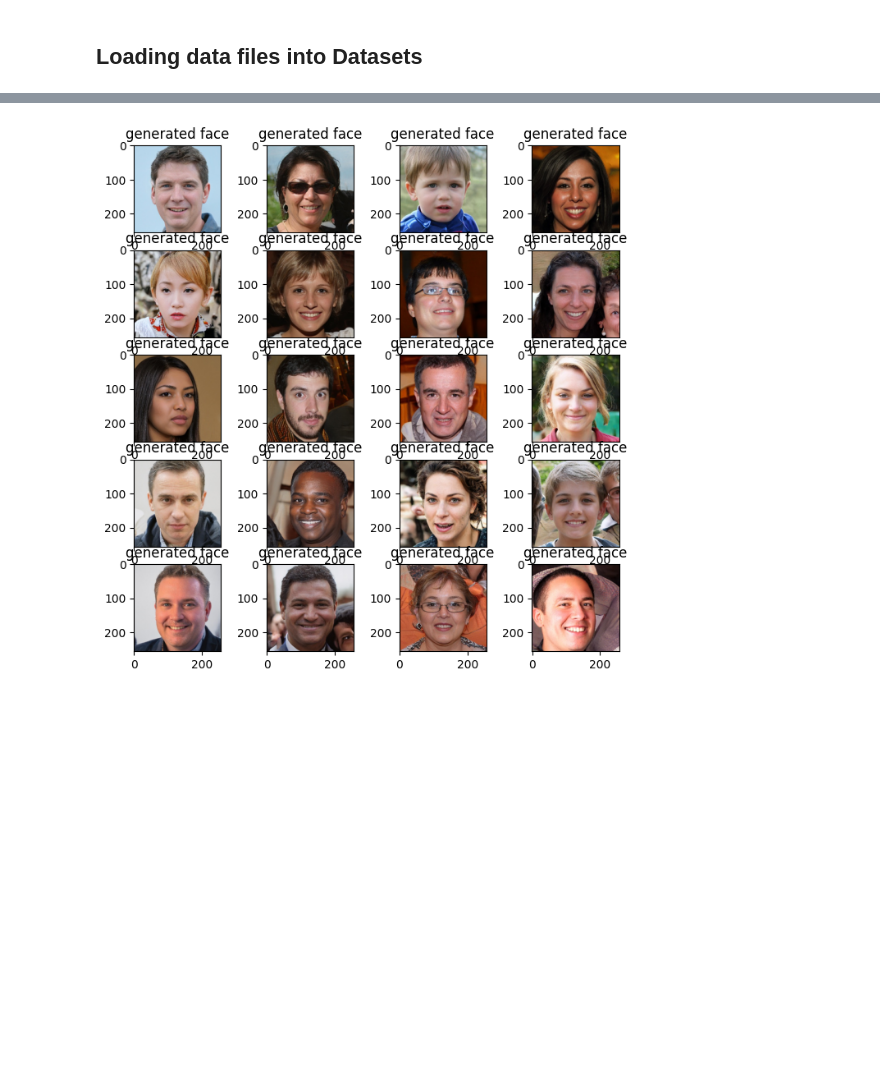
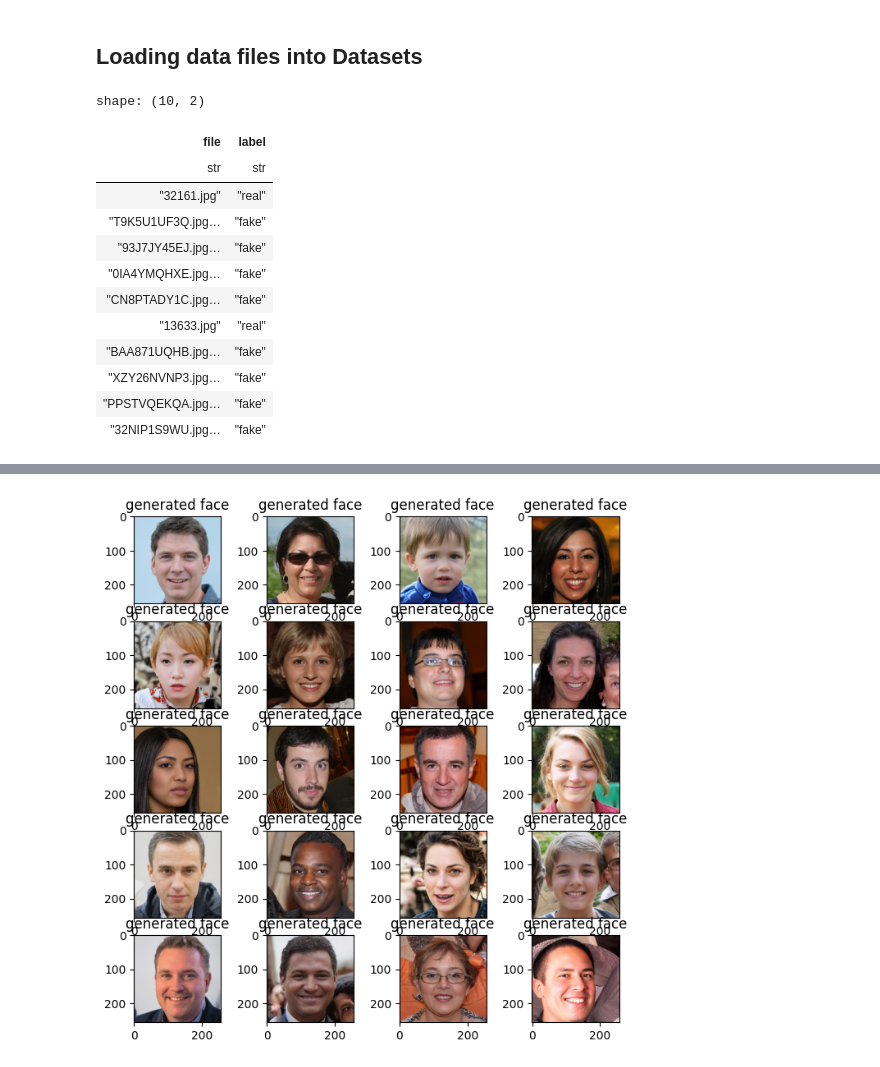
Before and after one commit to dunkeln/catch-deepfakes, a Jupyter notebook: notebooks/main.ipynb, the cells around one changed output, grey strips where cells are left out. Saved outputs shown, nothing was run; the diff lists cells and outputs as text; code cells hidden in the pictures; blank space fills up the shorter version.

Commit message:
added augmentations + saving file paths in polars dataframes

```diff
--- a/notebooks/main.ipynb
+++ b/notebooks/main.ipynb
@@ -16,5 +21,38 @@ from scripts.lib import read_dir, get_size
 # %% [markdown]
 ## Loading data files into Datasets
+# %%
+TRAIN_PATH = "../data/real_vs_fake/real-vs-fake/train/"
+TEST_PATH = "../data/real_vs_fake/real-vs-fake/test/"
+VAL_PATH = "../data/real_vs_fake/real-vs-fake/valid/"
+
+train_df = pl.DataFrame({
+    'file': (fake_faces := os.listdir(TRAIN_PATH + '/fake')) + (real_faces := os.listdir(TRAIN_PATH + '/real')),
+    'label': [ 'fake' for _ in range(len(fake_faces))] + ['real' for _ in range(len(real_faces)) ]
+}).sample(fraction=1.)
+
+val_df = pl.DataFrame({
+    'file': (fake_faces := os.listdir(VAL_PATH + '/fake')) + (real_faces := os.listdir(VAL_PATH + '/real')),
+    'label': [ 'fake' for _ in range(len(fake_faces))] + ['real' for _ in range(len(real_faces)) ]
+})
+
+test_df = pl.DataFrame({
+    'file': (fake_faces := os.listdir(TEST_PATH + '/fake')) + (real_faces := os.listdir(TEST_PATH + '/real')),
+    'label': [ 'fake' for _ in range(len(fake_faces))] + ['real' for _ in range(len(real_faces)) ]
+})
+# %% [output]
+shape: (10, 2)
+| file | label |
+| str | str |
+| "32161.jpg" | "real" |
+| "T9K5U1UF3Q.jpg… | "fake" |
+| "93J7JY45EJ.jpg… | "fake" |
+| "0IA4YMQHXE.jpg… | "fake" |
+| "CN8PTADY1C.jpg… | "fake" |
+| "13633.jpg" | "real" |
+| "BAA871UQHB.jpg… | "fake" |
+| "XZY26NVNP3.jpg… | "fake" |
+| "PPSTVQEKQA.jpg… | "fake" |
+| "32NIP1S9WU.jpg… | "fake" |
 # %%
 fake_train_imgs = read_dir("../data/real_vs_fake/real-vs-fake/train/fake")
 real_train_imgs = read_dir("../data/real_vs_fake/real-vs-fake/train/real")
```
Also changed, not shown: parts of 3 cells of this notebook, 4 other files.
